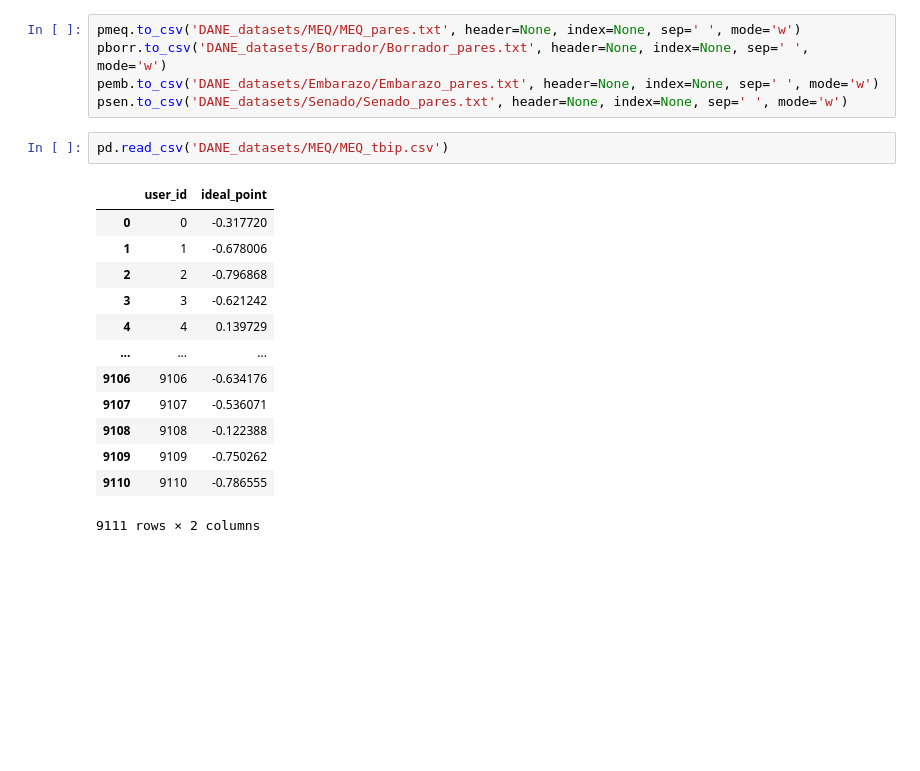
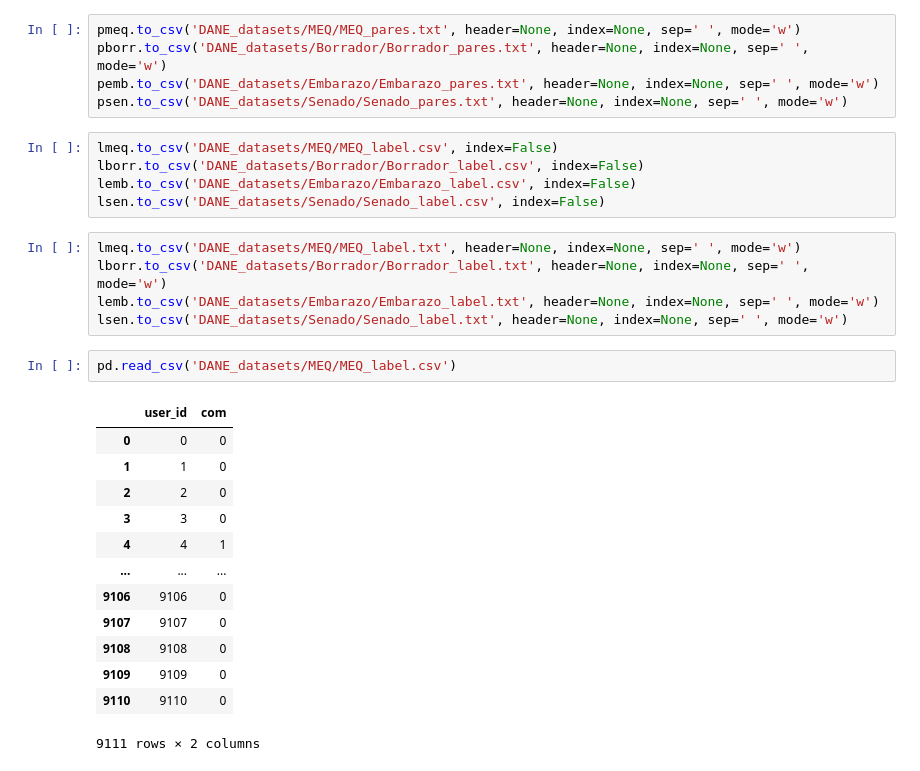
Before and after one commit to MaxOjeda/Controversia_CC, a Jupyter notebook: Proceso_de_datos.ipynb, the cells around one changed output. Cells and saved outputs as stored; diff of their text form; blank space fills up the shorter version.

Commit message:
Labels files

```diff
--- a/Proceso_de_datos.ipynb
+++ b/Proceso_de_datos.ipynb
@@ -542,19 +612,29 @@ pmeq.to_csv('DANE_datasets/MEQ/MEQ_pares.txt', header=None, index=None, sep=' ',
 pborr.to_csv('DANE_datasets/Borrador/Borrador_pares.txt', header=None, index=None, sep=' ', mode='w')
 pemb.to_csv('DANE_datasets/Embarazo/Embarazo_pares.txt', header=None, index=None, sep=' ', mode='w')
 psen.to_csv('DANE_datasets/Senado/Senado_pares.txt', header=None, index=None, sep=' ', mode='w')
+# %%
+lmeq.to_csv('DANE_datasets/MEQ/MEQ_label.csv', index=False)
+lborr.to_csv('DANE_datasets/Borrador/Borrador_label.csv', index=False)
+lemb.to_csv('DANE_datasets/Embarazo/Embarazo_label.csv', index=False)
+lsen.to_csv('DANE_datasets/Senado/Senado_label.csv', index=False)
+# %%
+lmeq.to_csv('DANE_datasets/MEQ/MEQ_label.txt', header=None, index=None, sep=' ', mode='w')
+lborr.to_csv('DANE_datasets/Borrador/Borrador_label.txt', header=None, index=None, sep=' ', mode='w')
+lemb.to_csv('DANE_datasets/Embarazo/Embarazo_label.txt', header=None, index=None, sep=' ', mode='w')
+lsen.to_csv('DANE_datasets/Senado/Senado_label.txt', header=None, index=None, sep=' ', mode='w')
 # %%
-pd.read_csv('DANE_datasets/MEQ/MEQ_tbip.csv')
+pd.read_csv('DANE_datasets/MEQ/MEQ_label.csv')
 # %% [output]
-|  | user_id | ideal_point |
-| 0 | 0 | -0.317720 |
-| 1 | 1 | -0.678006 |
-| 2 | 2 | -0.796868 |
-| 3 | 3 | -0.621242 |
-| 4 | 4 | 0.139729 |
+|  | user_id | com |
+| 0 | 0 | 0 |
+| 1 | 1 | 0 |
+| 2 | 2 | 0 |
+| 3 | 3 | 0 |
+| 4 | 4 | 1 |
 | ... | ... | ... |
-| 9106 | 9106 | -0.634176 |
-| 9107 | 9107 | -0.536071 |
-| 9108 | 9108 | -0.122388 |
-| 9109 | 9109 | -0.750262 |
-| 9110 | 9110 | -0.786555 |
+| 9106 | 9106 | 0 |
+| 9107 | 9107 | 0 |
+| 9108 | 9108 | 0 |
+| 9109 | 9109 | 0 |
+| 9110 | 9110 | 0 |
 9111 rows × 2 columns
```
Also changed, not shown: parts of 14 cells of this notebook, 29 other files.
